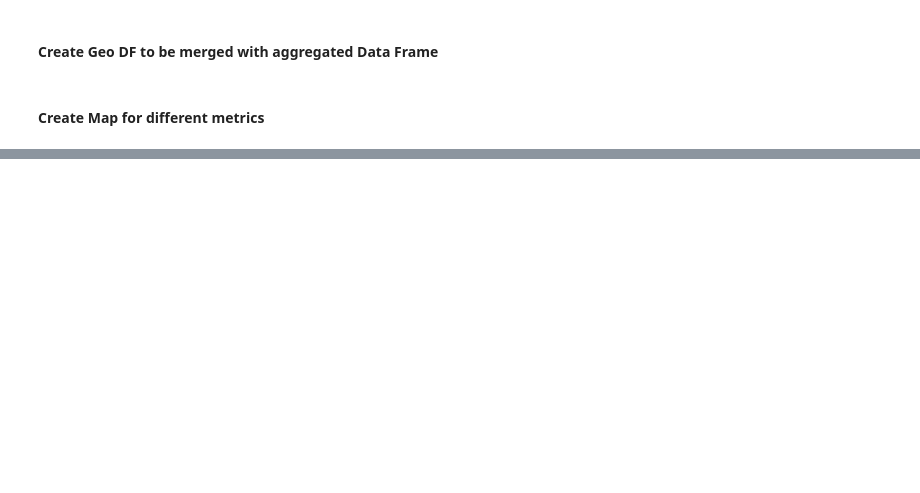
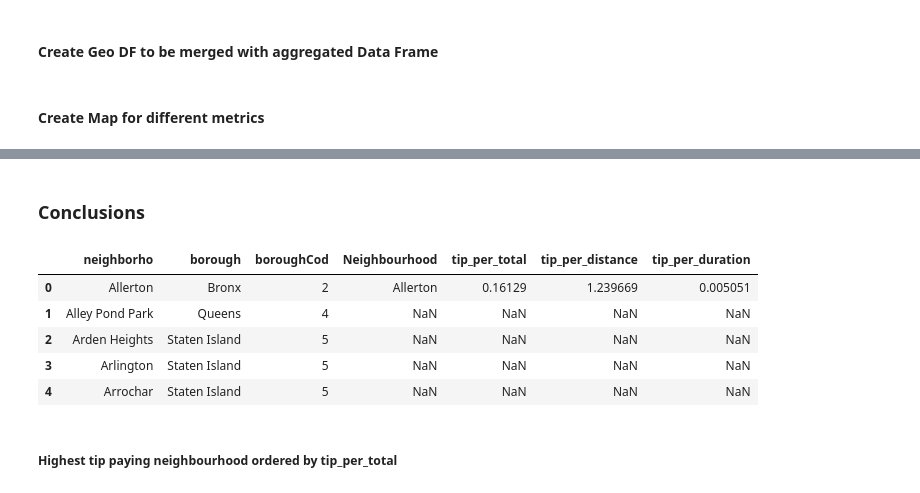
Before and after one commit to techytux/nyc_tip_analysis, a Jupyter notebook: NYC Trip Analysis.ipynb, the cells around one changed output, grey strips where cells are left out. Drawn from its saved outputs; the diff is of its cells as text; code cells hidden in the pictures; blank space fills up the shorter version.

Commit message:
Adding conclusions to the notebook

```diff
--- a/NYC Trip Analysis.ipynb
+++ b/NYC Trip Analysis.ipynb
@@ -257,0 +300,13 @@ map.save('nyc_tip_per_duration.html')
+# %% [markdown]
+### Conclusions
+# %%
+agg_geo_df.head()
+# %% [output]
+|  | neighborho | borough | boroughCod | Neighbourhood | tip_per_total | tip_per_distance | tip_per_duration |
+| 0 | Allerton | Bronx | 2 | Allerton | 0.16129 | 1.239669 | 0.005051 |
+| 1 | Alley Pond Park | Queens | 4 | NaN | NaN | NaN | NaN |
+| 2 | Arden Heights | Staten Island | 5 | NaN | NaN | NaN | NaN |
+| 3 | Arlington | Staten Island | 5 | NaN | NaN | NaN | NaN |
+| 4 | Arrochar | Staten Island | 5 | NaN | NaN | NaN | NaN |
+# %% [markdown]
+##### Highest tip paying neighbourhood ordered by tip_per_total
```
Also changed, not shown: parts of 16 cells of this notebook.
